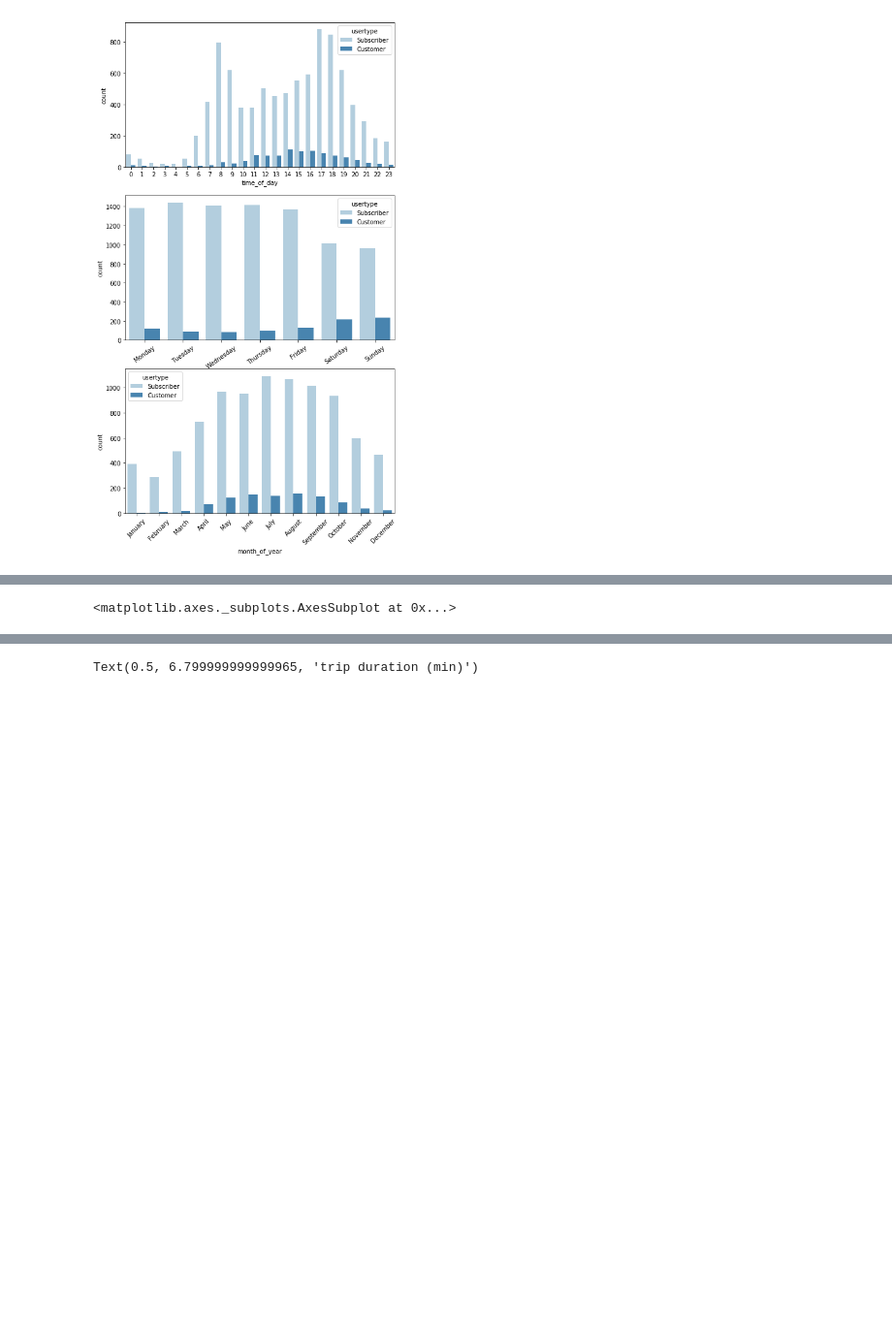
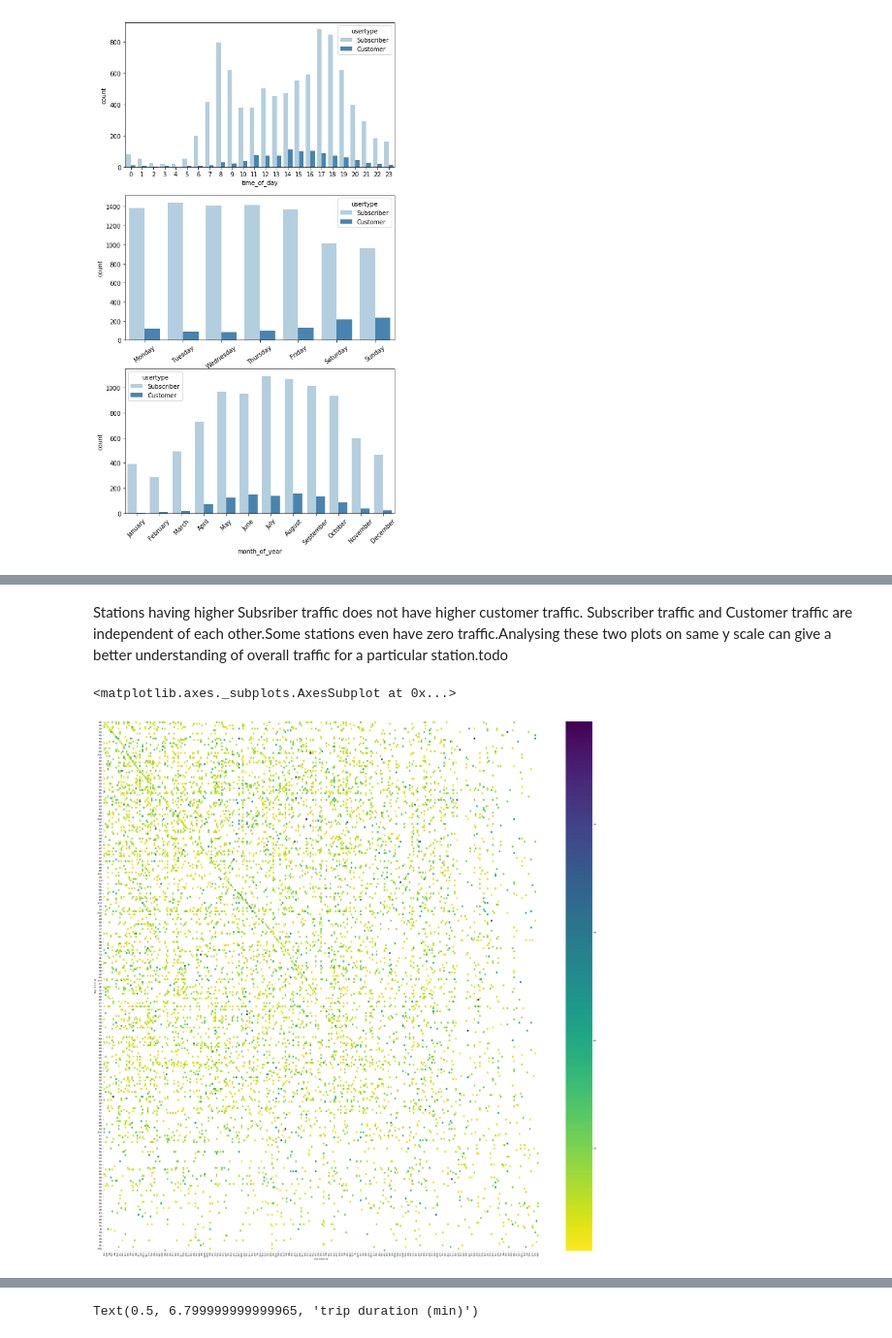
Before and after one commit to Manju-Saini/City-Bike-Data-Analysis-Visualization-Project, a Jupyter notebook: exploration_trip_data_los_angeles.ipynb, the cells around one changed output, grey strips where cells are left out. Shown at 97% size. Drawn from its saved outputs; the diff is of its cells as text; code cells hidden in the pictures; blank space fills up the shorter version.

```diff
--- a/exploration_trip_data_los_angeles.ipynb
+++ b/exploration_trip_data_los_angeles.ipynb
@@ -387,8 +380,12 @@ plt.show()
+# %% [markdown]
+Stations having higher Subsriber traffic does not have higher customer traffic. Subscriber traffic and Customer traffic are independent of each other.Some stations even have zero traffic.Analysing these two plots on same y scale can give a better understanding of overall traffic for a particular station.todo
 # %%
 # sb.heatmap(data=trip[['start station id','end station id', 'tripduration_min']])
+plt.figure(figsize=[50,50])
 result = trip.pivot_table(index='start station id', columns='end station id', values='tripduration_min')
-sb.heatmap(result, annot=True, fmt="g", cmap='viridis')
+# sb.heatmap(result, annot=False, cmap='viridis_r')
 
 # trip[['start station id','end station id', 'tripduration_min']].reset_index(drop=True).pivot(index='start station id',columns='end station id', values='tripduration_min')
 # %% [output]
 <matplotlib.axes._subplots.AxesSubplot at 0x...>
+[figure, added]
```
Also changed, not shown: parts of 14 cells of this notebook.
